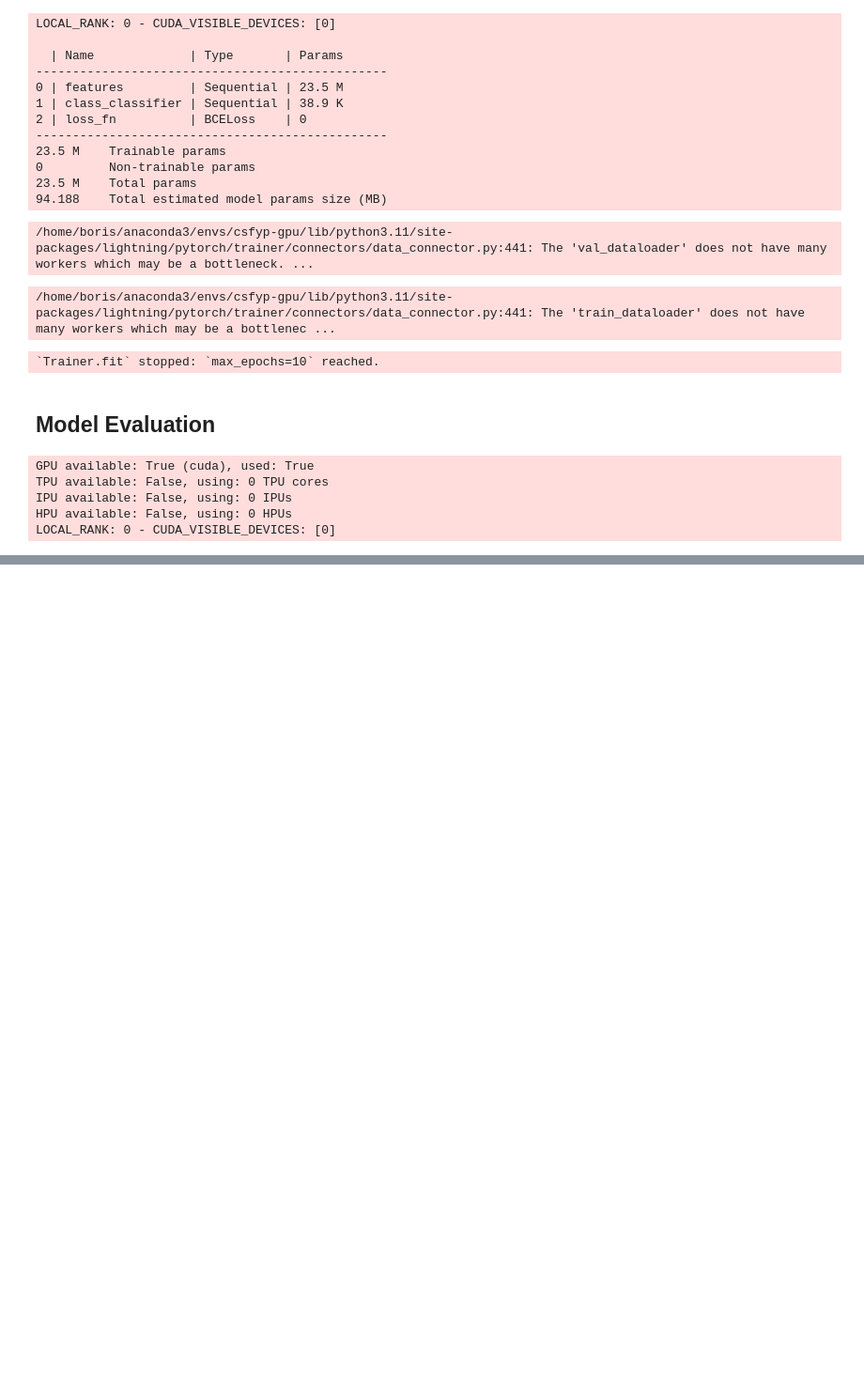
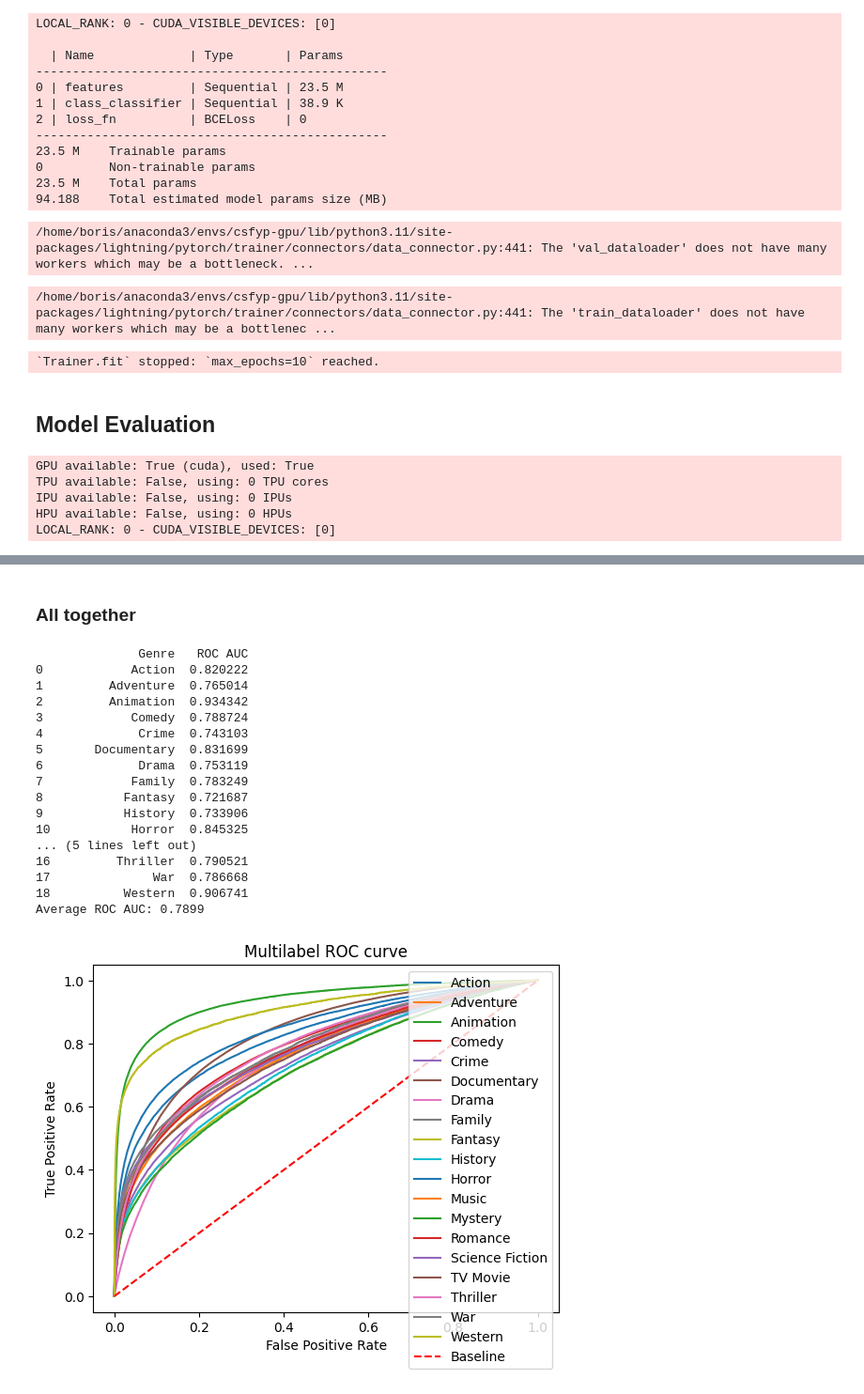
Before and after one commit to BorisLeung/STAT4012, a Jupyter notebook: transfer.ipynb, the cells around one changed output, grey strips where cells are left out. Shown at 94% size. Drawn from its saved outputs; the diff is of its cells as text; code cells hidden in the pictures; blank space fills up the shorter version.

```diff
--- a/transfer.ipynb
+++ b/transfer.ipynb
@@ -149,20 +155,29 @@ all_prediction = np.load("resnet50_predictions.npz")["all_prediction"]
 # %%
-from sklearn.metrics import roc_auc_score
+import matplotlib.pyplot as plt
+from sklearn.metrics import roc_curve, roc_auc_score
 
-# Concatenate all the batches
-true_labels = df.iloc[:, 1:-1].to_numpy().astype(np.float32)
-pred_probs = all_prediction
+def evaluate_auroc(y_true, y_pred):
+    # Calculate ROC AUC for each label
+    roc_auc_scores = {}
+    for i in range(y_true.shape[1]):  # Iterate over each label
+        roc_auc_scores[df.columns[i + 1][1:]] = roc_auc_score(
+            y_true[:, i], y_pred[:, i]
+        )
 
-# Calculate ROC AUC for each label
-roc_auc_scores = {}
-for i in range(true_labels.shape[1]):  # Iterate over each label
-    roc_auc_scores[df.columns[i + 1][1:]] = roc_auc_score(
-        true_labels[:, i], pred_probs[:, i]
-    )
+    # Print ROC AUC scores for each label
+    results = pd.DataFrame(roc_auc_scores.items(), columns=["Genre", "ROC AUC"])
+    print(results)
+    # Calculate the average ROC AUC score across all labels
+    average_roc_auc = np.mean(list(roc_auc_scores.values()))
+    print(f"Average ROC AUC: {average_roc_auc:.4f}")
 
-# Print ROC AUC scores for each label
-results = pd.DataFrame(roc_auc_scores.items(), columns=["Genre", "ROC AUC"])
-print(results)
-# Calculate the average ROC AUC score across all labels
-average_roc_auc = np.mean(list(roc_auc_scores.values()))
-print(f"Average ROC AUC: {average_roc_auc:.4f}")
+    # Plot the ROC curve
+    for i in range(y_true.shape[1]):
+        fpr, tpr, _ = roc_curve(y_true[:, i], y_pred[:, i])
+        plt.plot(fpr, tpr, label=df.columns[i + 1][1:])
+    plt.plot([0, 1], [0, 1], color="red", linestyle="--", label="Baseline")
+    plt.xlabel("False Positive Rate")
+    plt.ylabel("True Positive Rate")
+    plt.title("Multilabel ROC curve")
+    plt.legend()
+    plt.show()
@@ -210,0 +236,23 @@ plt.show()
+# %% [markdown]
+### All together
+# %%
+evaluate_auroc(df.iloc[:, 1:-1].to_numpy().astype(np.float32), all_prediction)
+# %% [output]
+              Genre   ROC AUC
+0            Action  0.820222
+1         Adventure  0.765014
+2         Animation  0.934342
+3            Comedy  0.788724
+4             Crime  0.743103
+5       Documentary  0.831699
+6             Drama  0.753119
+7            Family  0.783249
+8           Fantasy  0.721687
+9           History  0.733906
+10           Horror  0.845325
+... (5 lines left out)
+16         Thriller  0.790521
+17              War  0.786668
+18          Western  0.906741
+Average ROC AUC: 0.7899
+[figure, added]
```
Also changed, not shown: parts of 9 cells of this notebook.
